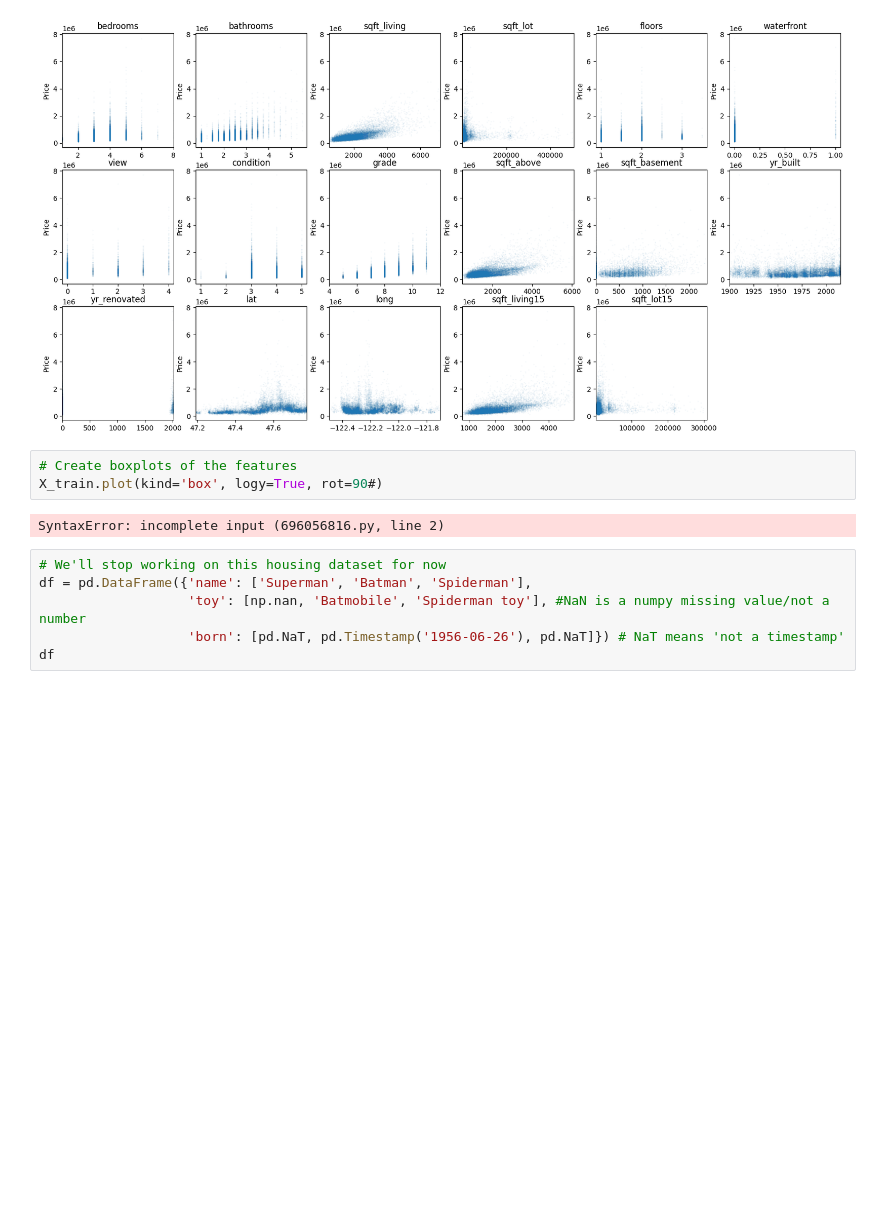
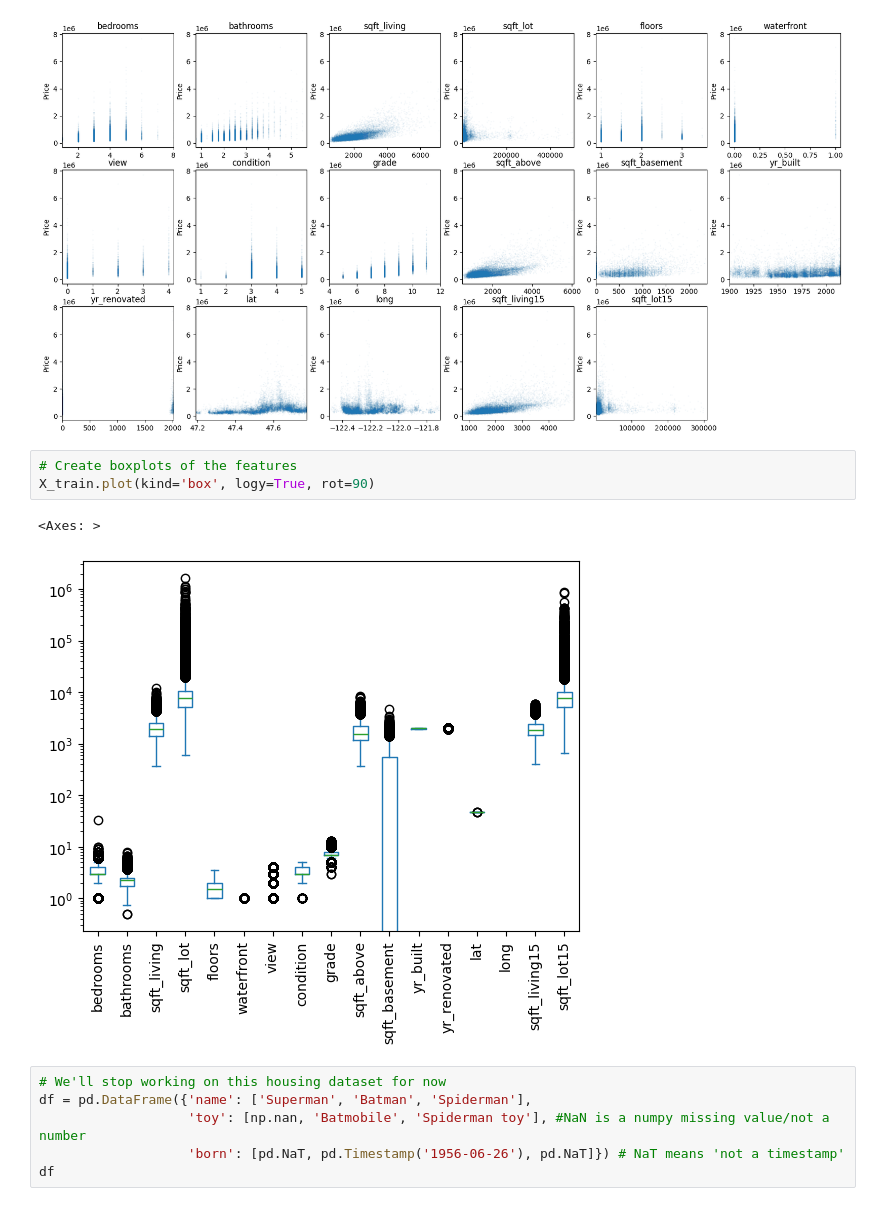
Before and after one commit to balintstewart77/magnimind-assignments, a Jupyter notebook: ML_preprocessing_module/preprocessing_lecture_notebook.ipynb, the cells around one changed output. Saved outputs shown, nothing was run; the diff lists cells and outputs as text; blank space fills up the shorter version.

```diff
--- a/ML_preprocessing_module/preprocessing_lecture_notebook.ipynb
+++ b/ML_preprocessing_module/preprocessing_lecture_notebook.ipynb
@@ -103,9 +103,10 @@ for i, ax in enumerate(axes.ravel()): # i is for index, ax is for
 [figure]
 # %%
 # Create boxplots of the features
-X_train.plot(kind='box', logy=True, rot=90#)
+X_train.plot(kind='box', logy=True, rot=90)
 # %% [output]
-SyntaxError: incomplete input (696056816.py, line 2)
+<Axes: >
+[figure, added]
 # %%
 # We'll stop working on this housing dataset for now
 df = pd.DataFrame({'name': ['Superman', 'Batman', 'Spiderman'],
```
Also changed, not shown: parts of 34 cells of this notebook.
